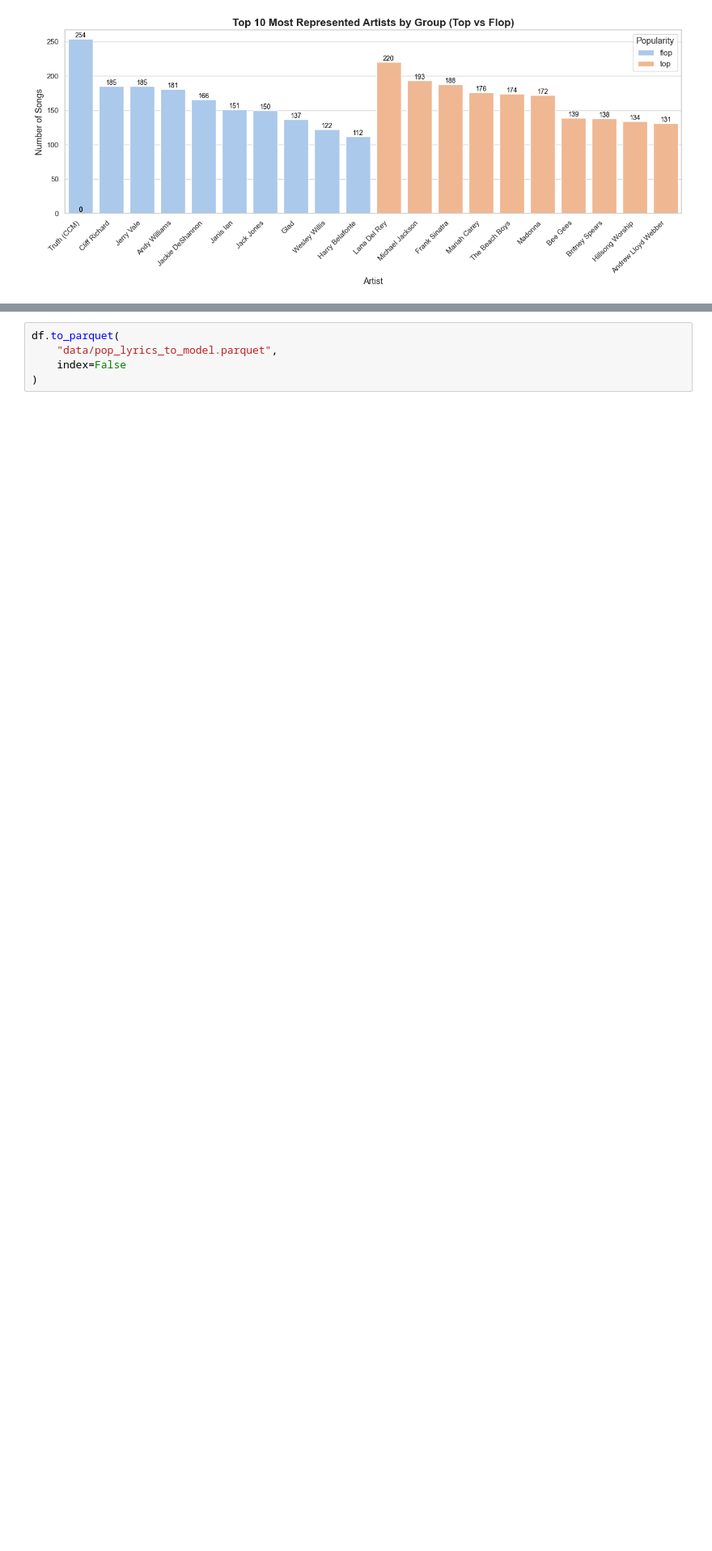
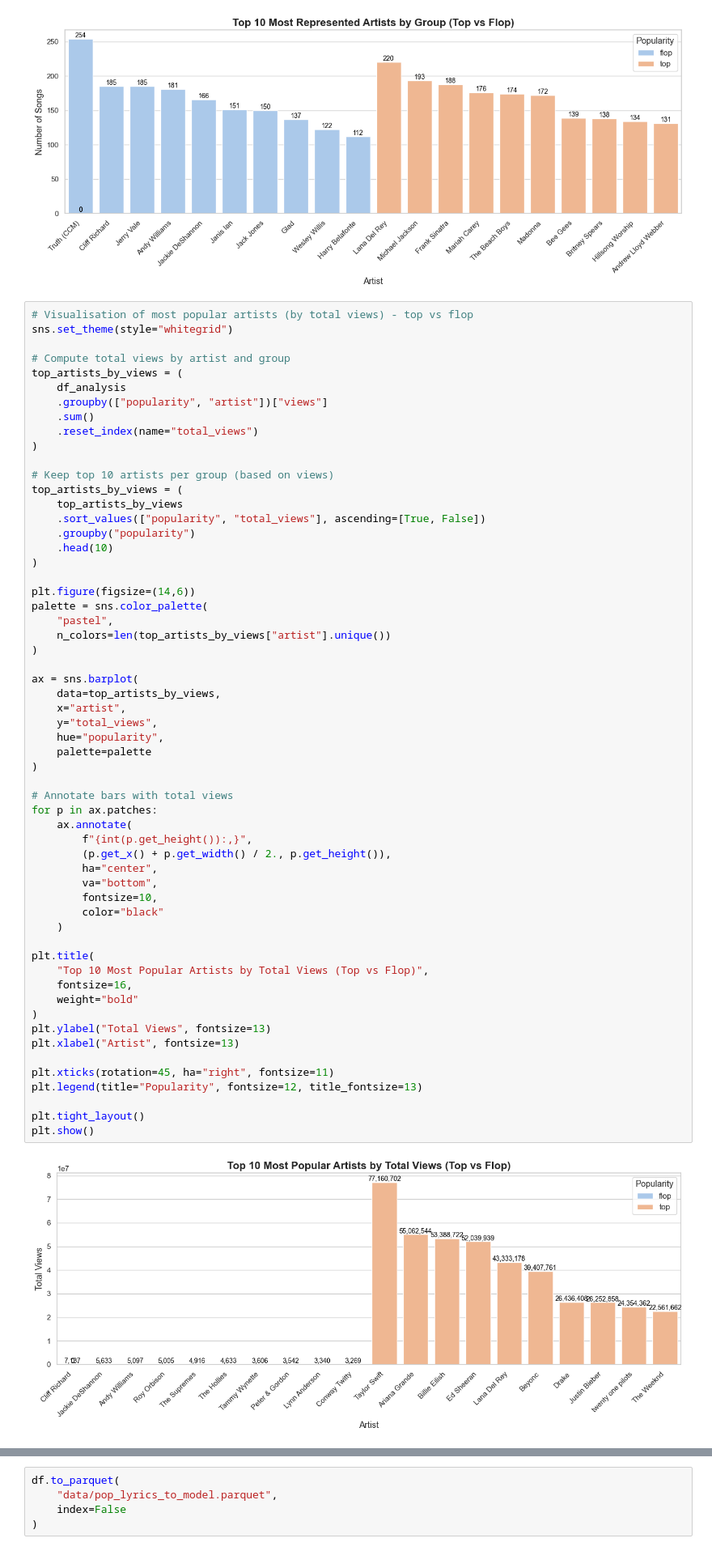
Before and after one commit to Isahrv/nlp_lyrics_analysis, a Jupyter notebook: code_pop_3.ipynb, the cells around one changed output, grey strips where cells are left out. Shown at 81% size. Cells and saved outputs as stored; diff of their text form; blank space fills up the shorter version.

```diff
--- a/code_pop_3.ipynb
+++ b/code_pop_3.ipynb
@@ -526,6 +526,66 @@ plt.tight_layout()
 plt.show()
 # %% [output]
 [figure]
+# %%
+# Visualisation of most popular artists (by total views) - top vs flop
+sns.set_theme(style="whitegrid")
+
+# Compute total views by artist and group
+top_artists_by_views = (
+    df_analysis
+    .groupby(["popularity", "artist"])["views"]
+    .sum()
+    .reset_index(name="total_views")
+)
+
+# Keep top 10 artists per group (based on views)
+top_artists_by_views = (
+    top_artists_by_views
+    .sort_values(["popularity", "total_views"], ascending=[True, False])
+    .groupby("popularity")
+    .head(10)
+)
+
+plt.figure(figsize=(14,6))
+palette = sns.color_palette(
+    "pastel",
+    n_colors=len(top_artists_by_views["artist"].unique())
+)
+
+ax = sns.barplot(
+    data=top_artists_by_views,
+    x="artist",
+    y="total_views",
+    hue="popularity",
+    palette=palette
+)
+
+# Annotate bars with total views
+for p in ax.patches:
+    ax.annotate(
+        f"{int(p.get_height()):,}",
+        (p.get_x() + p.get_width() / 2., p.get_height()),
+        ha="center",
+        va="bottom",
+        fontsize=10,
+        color="black"
+    )
+
+plt.title(
+    "Top 10 Most Popular Artists by Total Views (Top vs Flop)",
+    fontsize=16,
+    weight="bold"
+)
+plt.ylabel("Total Views", fontsize=13)
+plt.xlabel("Artist", fontsize=13)
+
+plt.xticks(rotation=45, ha="right", fontsize=11)
+plt.legend(title="Popularity", fontsize=12, title_fontsize=13)
+
+plt.tight_layout()
+plt.show()
+# %% [output]
+[figure, added]
 # %%
 # --- FULL NLP FEATURE ENGINEERING (Sentiment, Emotion, Readability, structural) ---
 
```
Also changed, not shown: parts of 2 cells of this notebook.
